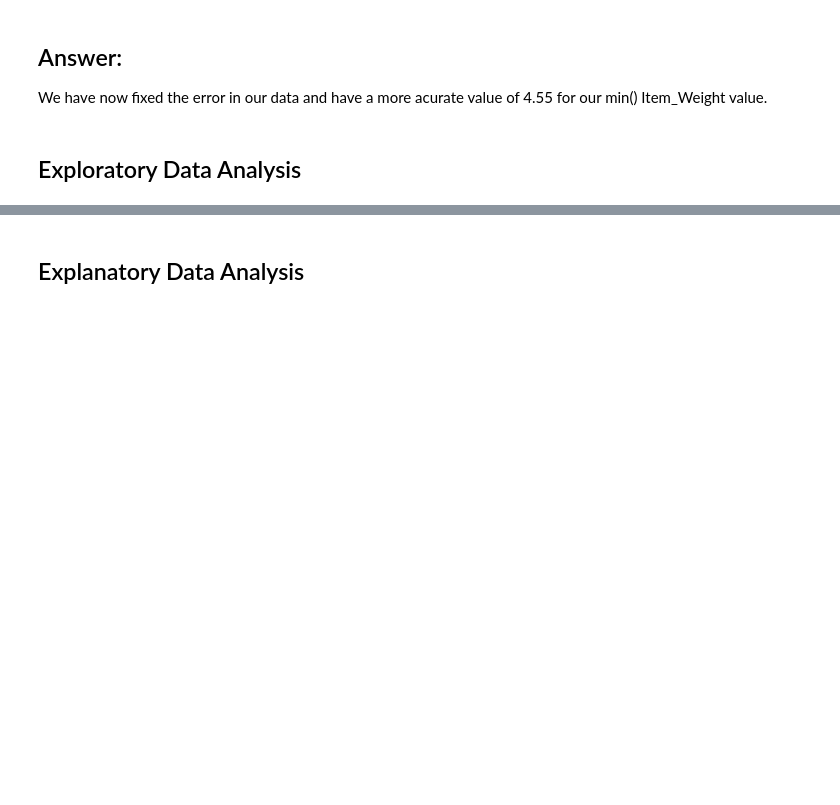
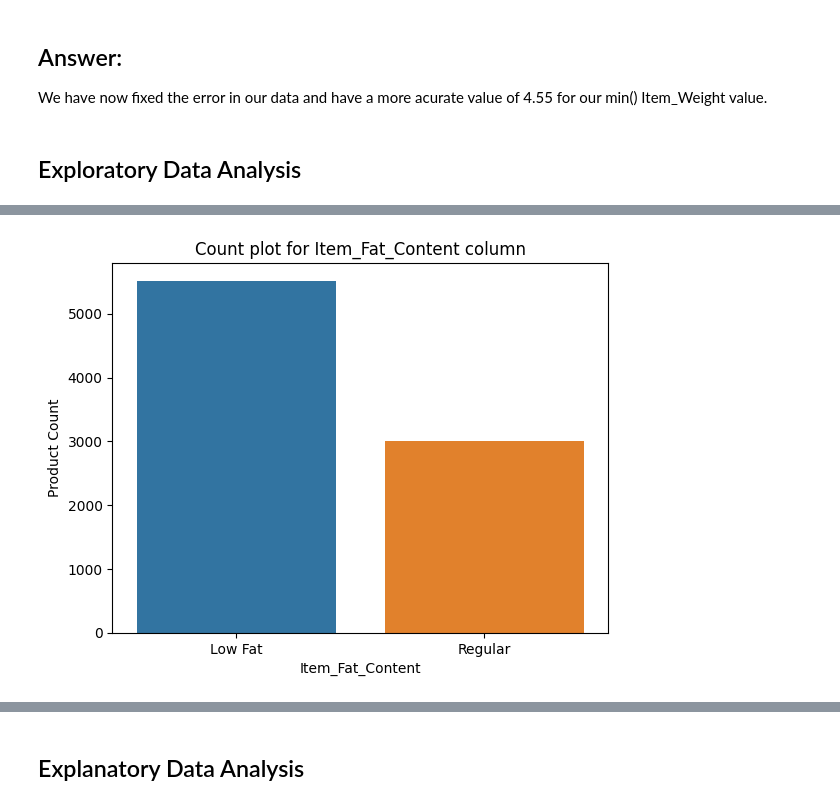
Before and after one commit to JaimeRoss/Prediction-of-Product-Sales, a Jupyter notebook: prediction_of_product_sales.ipynb, the cells around one changed output, grey strips where cells are left out. Saved outputs shown, nothing was run; the diff lists cells and outputs as text; code cells hidden in the pictures; blank space fills up the shorter version.

```diff
--- a/prediction_of_product_sales.ipynb
+++ b/prediction_of_product_sales.ipynb
@@ -321,0 +367,7 @@ We have now fixed the error in our data and have a more acurate value of 4.55 fo
+# %%
+# Creating a countplot for the Item_Fat_content feature
+ax = sns.countplot(df, x="Item_Fat_Content")
+ax.set_title("Count plot for Item_Fat_Content column")
+ax.set_ylabel("Product Count");
+# %% [output]
+[figure, added]
```
Also changed, not shown: parts of 35 cells of this notebook.
